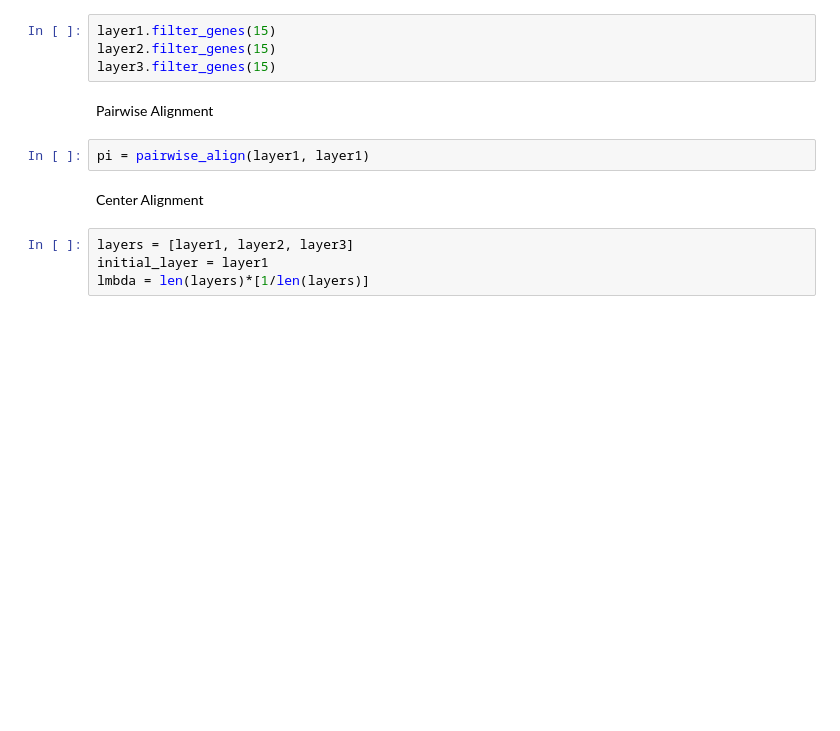
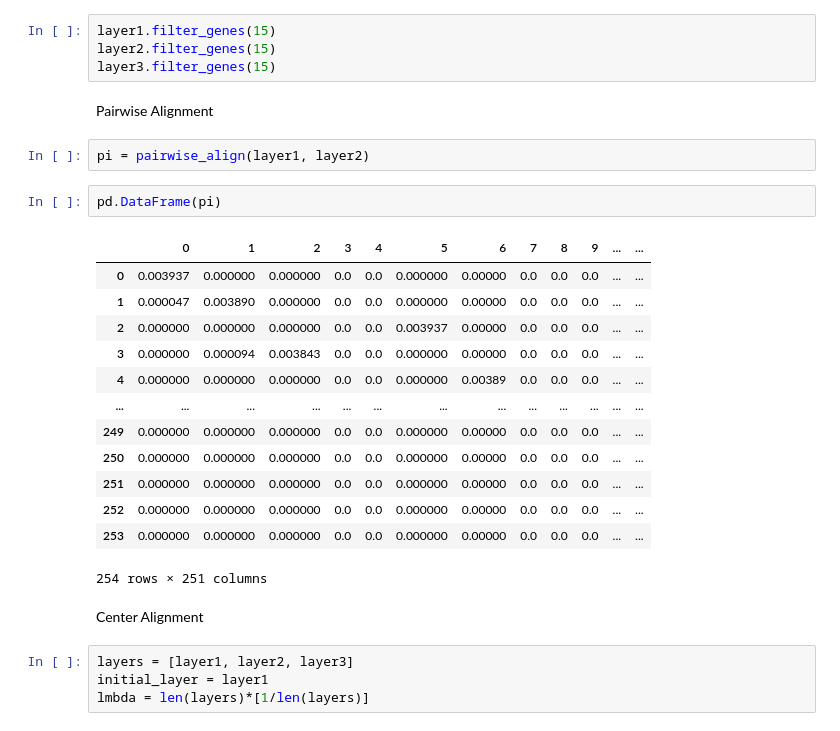
Before and after one commit to raphael-group/paste, a Jupyter notebook: src/Tutorial.ipynb, the cells around one changed output. Drawn from its saved outputs; the diff is of its cells as text; blank space fills up the shorter version.

```diff
--- a/src/Tutorial.ipynb
+++ b/src/Tutorial.ipynb
@@ -87,7 +87,23 @@ layer3.filter_genes(15)
 # %% [markdown]
 Pairwise Alignment
 # %%
-pi = pairwise_align(layer1, layer1)
+pi = pairwise_align(layer1, layer2)
+# %%
+pd.DataFrame(pi)
+# %% [output]
+|  | 0 | 1 | 2 | 3 | 4 | 5 | 6 | 7 | 8 | 9 | ... | ... |
+| 0 | 0.003937 | 0.000000 | 0.000000 | 0.0 | 0.0 | 0.000000 | 0.00000 | 0.0 | 0.0 | 0.0 | ... | ... |
+| 1 | 0.000047 | 0.003890 | 0.000000 | 0.0 | 0.0 | 0.000000 | 0.00000 | 0.0 | 0.0 | 0.0 | ... | ... |
+| 2 | 0.000000 | 0.000000 | 0.000000 | 0.0 | 0.0 | 0.003937 | 0.00000 | 0.0 | 0.0 | 0.0 | ... | ... |
+| 3 | 0.000000 | 0.000094 | 0.003843 | 0.0 | 0.0 | 0.000000 | 0.00000 | 0.0 | 0.0 | 0.0 | ... | ... |
+| 4 | 0.000000 | 0.000000 | 0.000000 | 0.0 | 0.0 | 0.000000 | 0.00389 | 0.0 | 0.0 | 0.0 | ... | ... |
+| ... | ... | ... | ... | ... | ... | ... | ... | ... | ... | ... | ... | ... |
+| 249 | 0.000000 | 0.000000 | 0.000000 | 0.0 | 0.0 | 0.000000 | 0.00000 | 0.0 | 0.0 | 0.0 | ... | ... |
+| 250 | 0.000000 | 0.000000 | 0.000000 | 0.0 | 0.0 | 0.000000 | 0.00000 | 0.0 | 0.0 | 0.0 | ... | ... |
+| 251 | 0.000000 | 0.000000 | 0.000000 | 0.0 | 0.0 | 0.000000 | 0.00000 | 0.0 | 0.0 | 0.0 | ... | ... |
+| 252 | 0.000000 | 0.000000 | 0.000000 | 0.0 | 0.0 | 0.000000 | 0.00000 | 0.0 | 0.0 | 0.0 | ... | ... |
+| 253 | 0.000000 | 0.000000 | 0.000000 | 0.0 | 0.0 | 0.000000 | 0.00000 | 0.0 | 0.0 | 0.0 | ... | ... |
+254 rows × 251 columns
 # %% [markdown]
 Center Alignment
 # %%
```
Also changed, not shown: parts of 3 cells of this notebook.
